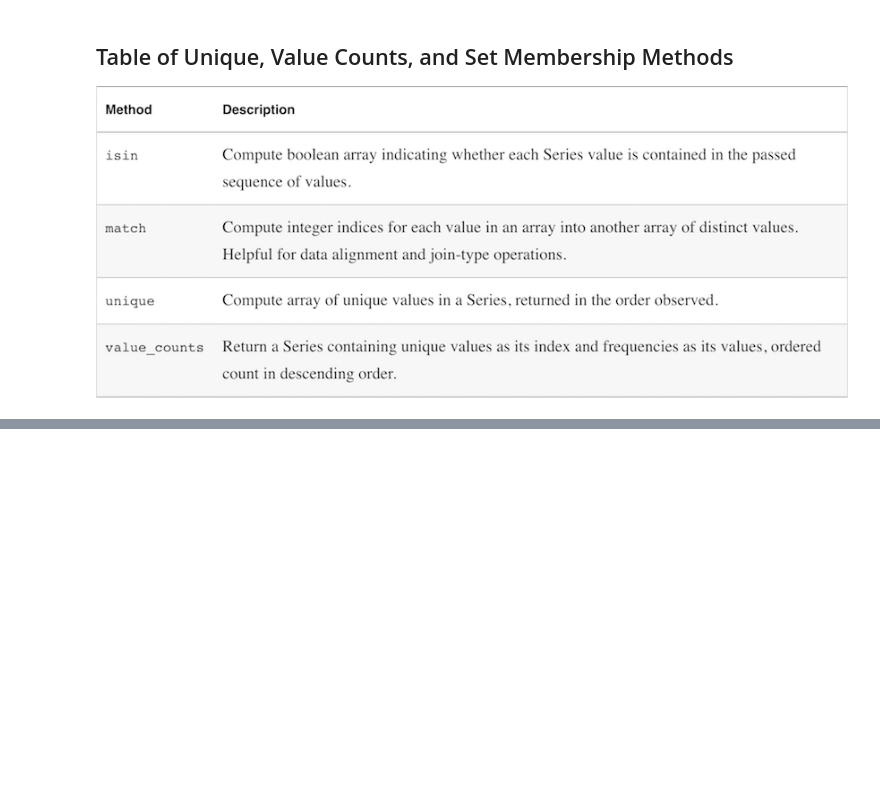
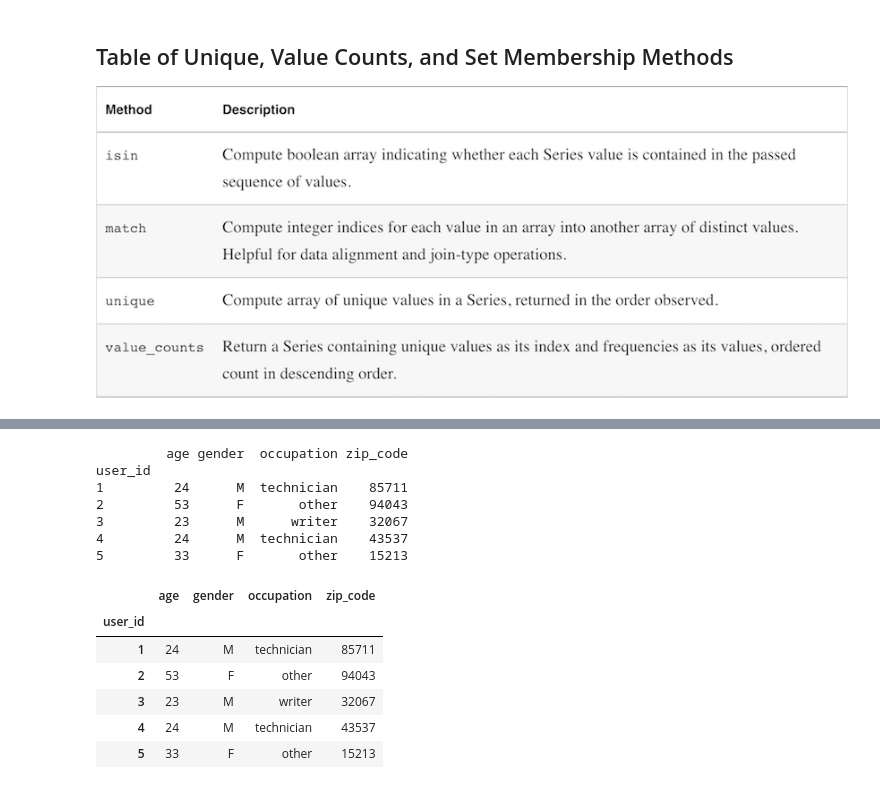
Before and after one commit to fpinell/hands_on_python_for_ds, a Jupyter notebook: notebooks/Lecture_01_Pandas_Matplotlib_.ipynb, the cells around one changed output, grey strips where cells are left out. Cells and saved outputs as stored; diff of their text form; code cells hidden in the pictures; blank space fills up the shorter version.

```diff
--- a/notebooks/Lecture_01_Pandas_Matplotlib_.ipynb
+++ b/notebooks/Lecture_01_Pandas_Matplotlib_.ipynb
@@ -1695,0 +2005,22 @@ Row-wise frequency table:
+# %%
+"""
+Let's reload the dataset from the remote file.
+"""
+users = pd.read_csv(path, sep='|', index_col='user_id')
+print(users.head())
+users.head()
+# %% [output]
+         age gender  occupation zip_code
+user_id
+1         24      M  technician    85711
+2         53      F       other    94043
+3         23      M      writer    32067
+4         24      M  technician    43537
+5         33      F       other    15213
+|  | age | gender | occupation | zip_code |
+| user_id |  |  |  |  |
+| 1 | 24 | M | technician | 85711 |
+| 2 | 53 | F | other | 94043 |
+| 3 | 23 | M | writer | 32067 |
+| 4 | 24 | M | technician | 43537 |
+| 5 | 33 | F | other | 15213 |
```
Also changed, not shown: parts of 136 cells of this notebook.
